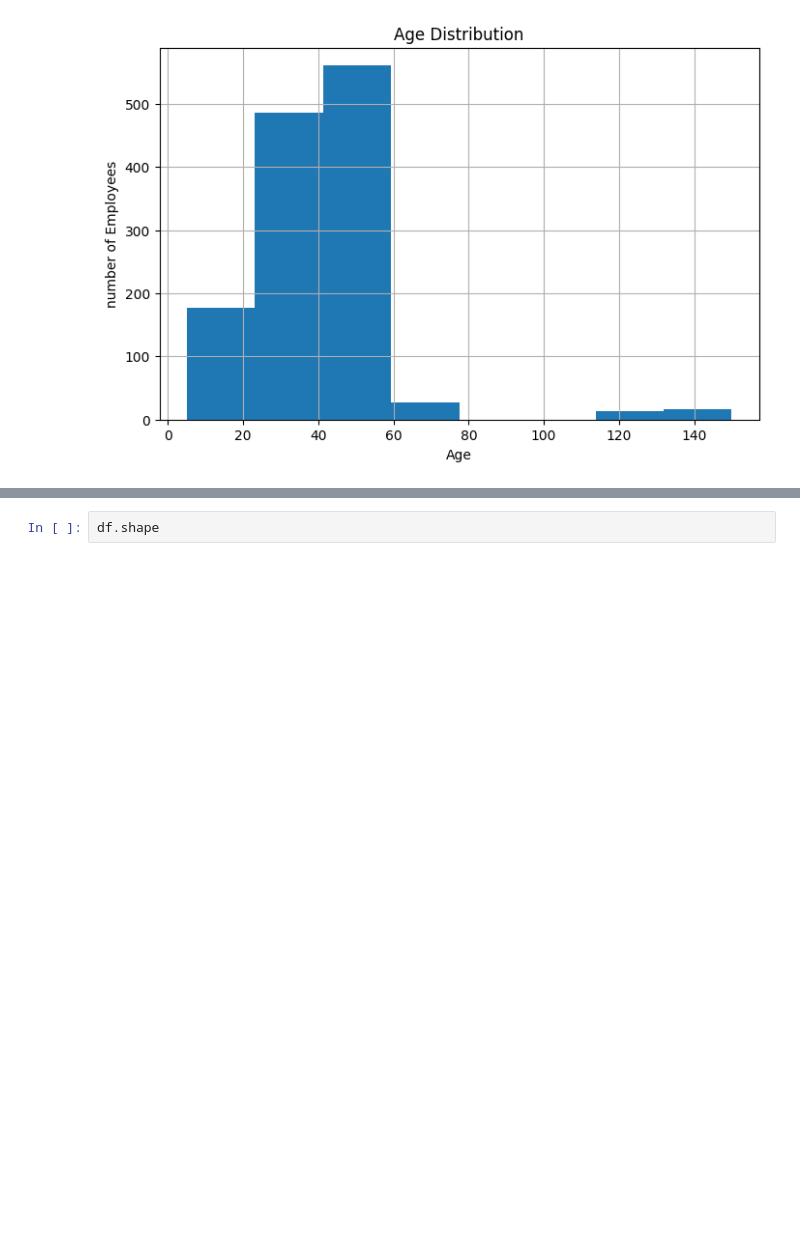
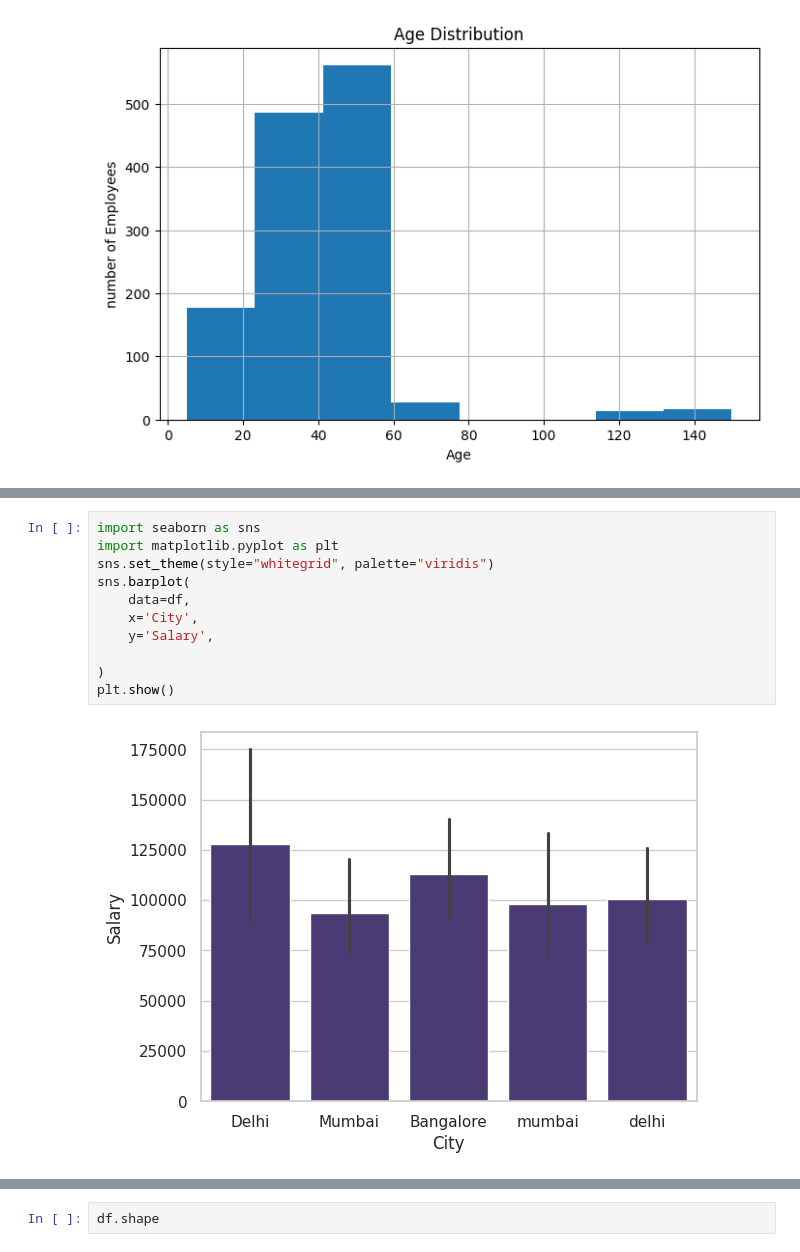
Before and after one commit to khushichoudhary842-source/Online-Store-Orders, a Jupyter notebook: Massive_Employee_Dataset.ipynb, the cells around one changed output, grey strips where cells are left out. Saved outputs shown, nothing was run; the diff lists cells and outputs as text; blank space fills up the shorter version.

```diff
--- a/Massive_Employee_Dataset.ipynb
+++ b/Massive_Employee_Dataset.ipynb
@@ -95,0 +148,13 @@ plt.show()
+# %%
+import seaborn as sns
+import matplotlib.pyplot as plt
+sns.set_theme(style="whitegrid", palette="viridis")
+sns.barplot(
+    data=df,
+    x='City',
+    y='Salary',
+
+)
+plt.show()
+# %% [output]
+[figure, added]
```
Also changed, not shown: parts of 17 cells of this notebook.
